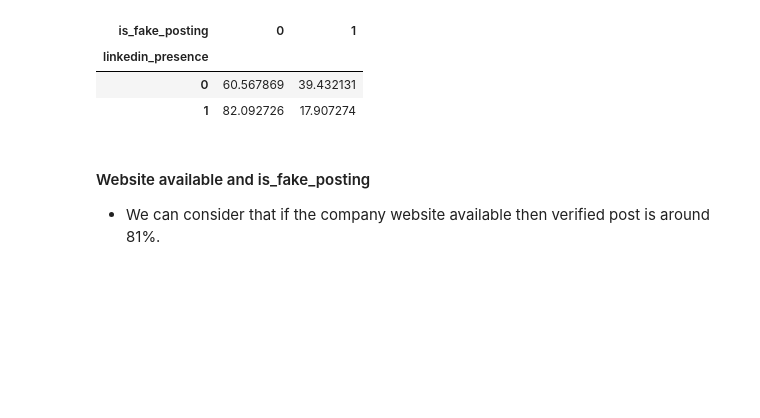
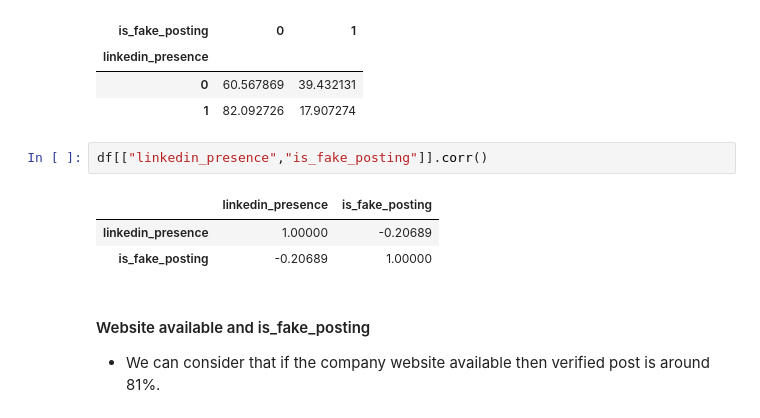
Before and after one commit to therai0/data_analysis_intership_scam, a Jupyter notebook: notebook/eda_fake_internship.ipynb, the cells around one changed output. Saved outputs shown, nothing was run; the diff lists cells and outputs as text; blank space fills up the shorter version.

```diff
--- a/notebook/eda_fake_internship.ipynb
+++ b/notebook/eda_fake_internship.ipynb
@@ -1033,6 +1081,12 @@ pd.crosstab(
 | linkedin_presence |  |  |
 | 0 | 60.567869 | 39.432131 |
 | 1 | 82.092726 | 17.907274 |
+# %%
+df[["linkedin_presence","is_fake_posting"]].corr()
+# %% [output]
+|  | linkedin_presence | is_fake_posting |
+| linkedin_presence | 1.00000 | -0.20689 |
+| is_fake_posting | -0.20689 | 1.00000 |
 # %% [markdown]
 #### Website available and is_fake_posting
 + We can consider that if the company website available then verified post is around 81%.
```
Also changed, not shown: parts of 9 cells of this notebook, 4 other files.
